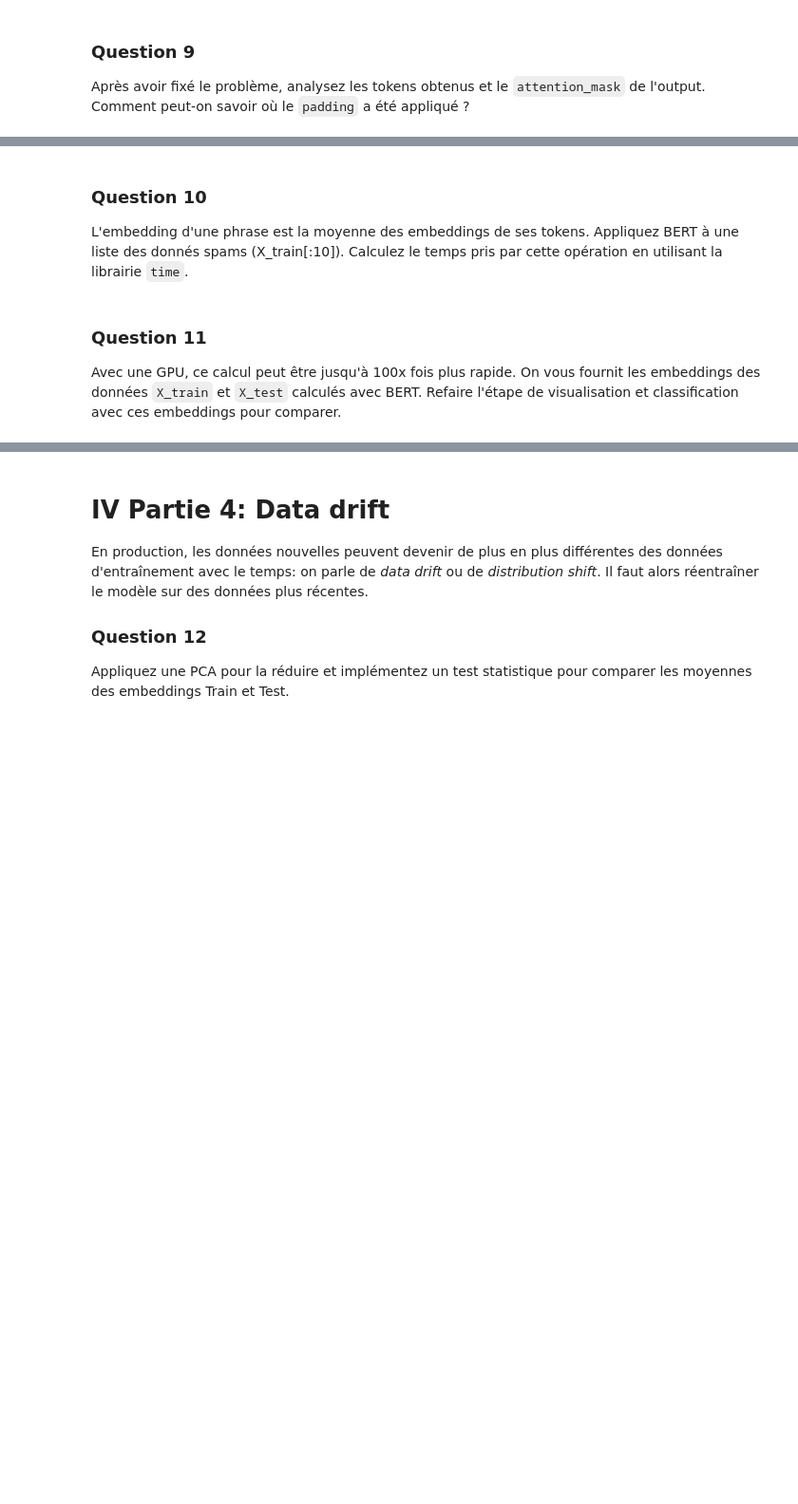
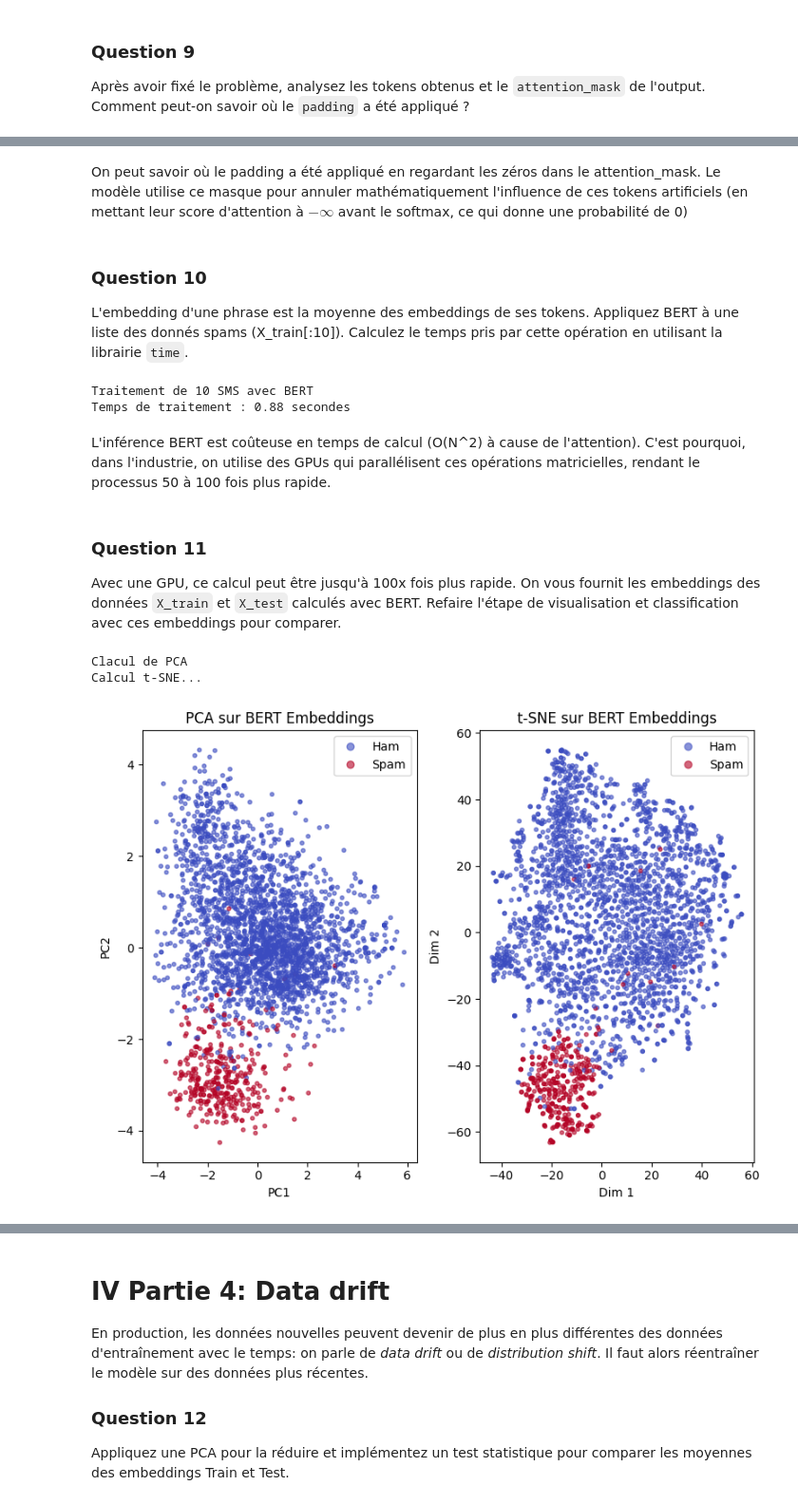
Before and after one commit to zakariabouy/Project-NLP, a Jupyter notebook: spam_detection.ipynb, the cells around one changed output, grey strips where cells are left out. Shown at 95% size. Drawn from its saved outputs; the diff is of its cells as text; code cells hidden in the pictures; blank space fills up the shorter version.

Commit message:
BERT model

```diff
--- a/spam_detection.ipynb
+++ b/spam_detection.ipynb
@@ -458,10 +539,71 @@ Après avoir fixé le problème, analysez les tokens obtenus et le `attention_ma
+# %% [markdown]
+On peut savoir où le padding a été appliqué en regardant les zéros dans le attention_mask. Le modèle utilise ce masque pour annuler mathématiquement l'influence de ces tokens artificiels (en mettant leur score d'attention à $-\infty$ avant le softmax, ce qui donne une probabilité de 0)
 # %% [markdown]
 ### Question 10
 L'embedding d'une phrase est la moyenne des embeddings de ses tokens. Appliquez BERT à une liste des donnés spams (X_train[:10]). Calculez le temps pris par cette opération en utilisant la librairie `time`.
+# %%
+import time
+
+sample_texts = X_train[:10].tolist()
+print(f'Traitement de {len(sample_texts)} SMS avec BERT')
+
+start_time = time.time()
+
+input = tokenizer(sample_texts, return_tensors="pt", padding=True, truncation=True)
+
+with torch.no_grad():
+    outputs = bert_model(**input)
+sentence_embiddings = outputs.last_hidden_state.mean(dim=1)
+
+end_time = time.time()
+diff_time = end_time - start_time
+
+print(f'Temps de traitement : {diff_time:.2f} secondes')
+# %% [output]
+Traitement de 10 SMS avec BERT
+Temps de traitement : 0.88 secondes
+# %% [markdown]
+L'inférence BERT est coûteuse en temps de calcul (O(N^2) à cause de l'attention). C'est pourquoi, dans l'industrie, on utilise des GPUs qui parallélisent ces opérations matricielles, rendant le processus 50 à 100 fois plus rapide.
 # %% [markdown]
 ### Question 11
 Avec une GPU, ce calcul peut être jusqu'à 100x fois plus rapide. On vous fournit les embeddings des données `X_train` et `X_test` calculés avec BERT. Refaire l'étape de visualisation et classification avec ces embeddings pour comparer.
 # %%
 import numpy as np
 X_train_bert = np.load("data/embeddings_train.npy")
 X_test_bert = np.load("data/embeddings_test.npy")
+
+X_viz = X_train_bert
+y_viz  = Y_train
+
+plt.figure(figsize=(8, 6))
+
+print('Clacul de PCA ')
+
+pca = PCA(n_components=2)
+X_pca = pca.fit_transform(X_viz)
+
+plt.subplot(1, 2, 1)
+scatter = plt.scatter(X_pca[:, 0], X_pca[:, 1], c=y_viz, cmap='coolwarm', alpha=0.6, s=10)
+plt.title("PCA sur BERT Embeddings")
+plt.xlabel("PC1")
+plt.ylabel("PC2")
+plt.legend(handles=scatter.legend_elements()[0], labels=['Ham', 'Spam'])
+
+
+print("Calcul t-SNE...")
+tsne = TSNE(n_components=2, random_state=42, init='pca', learning_rate='auto')
+X_tsne = tsne.fit_transform(X_viz)
+
+plt.subplot(1, 2, 2)
+scatter = plt.scatter(X_tsne[:, 0], X_tsne[:, 1], c=y_viz, cmap='coolwarm', alpha=0.6, s=10)
+plt.title("t-SNE sur BERT Embeddings")
+plt.xlabel("Dim 1")
+plt.ylabel("Dim 2")
+plt.legend(handles=scatter.legend_elements()[0], labels=['Ham', 'Spam'])
+
+plt.tight_layout()
+plt.show()
+# %% [output]
+Clacul de PCA
+Calcul t-SNE...
+[figure, added]
```
Also changed, not shown: parts of 9 cells of this notebook.
